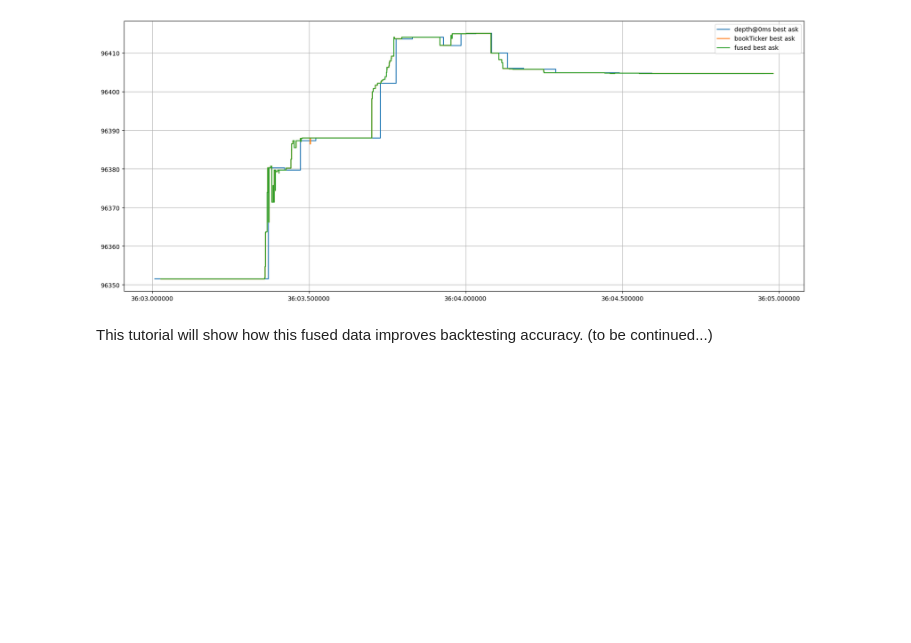
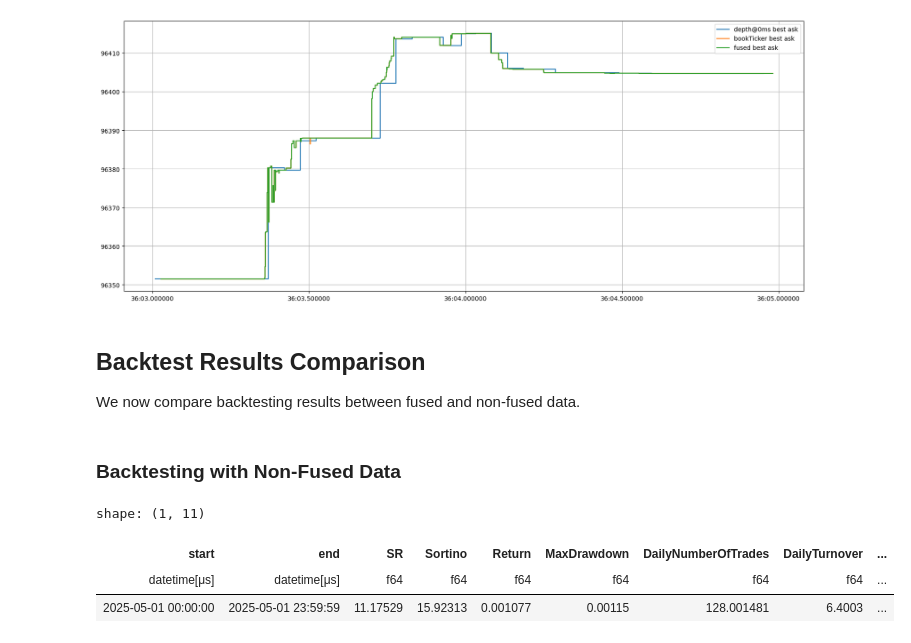
Before and after one commit to nkaz001/hftbacktest, a Jupyter notebook: examples/Fusing Depth Data.ipynb, the cells around one changed output. Drawn from its saved outputs; the diff is of its cells as text; code cells hidden in the pictures; blank space fills up the shorter version.

```diff
--- a/examples/Fusing Depth Data.ipynb
+++ b/examples/Fusing Depth Data.ipynb
@@ -454,4 +317,6 @@ plt.grid()
 # %% [output]
 [figure]
 # %% [markdown]
-This tutorial will show how this fused data improves backtesting accuracy. (to be continued...)
+## Backtest Results Comparison
+
+We now compare backtesting results between fused and non-fused data.
@@ -457,0 +472,15 @@ This tutorial will show how this fused data improves backtesting accuracy. (to b
+# %% [markdown]
+### Backtesting with Non-Fused Data
+# %%
+data = recorder.get(0)
+stats = (
+    LinearAssetRecord(data)
+        .resample('1s')
+        .stats(book_size=1_000_000)
+)
+stats.summary()
+# %% [output]
+shape: (1, 11)
+| start | end | SR | Sortino | Return | MaxDrawdown | DailyNumberOfTrades | DailyTurnover | ... |
+| datetime[μs] | datetime[μs] | f64 | f64 | f64 | f64 | f64 | f64 | ... |
+| 2025-05-01 00:00:00 | 2025-05-01 23:59:59 | 11.17529 | 15.92313 | 0.001077 | 0.00115 | 128.001481 | 6.4003 | ... |
```
Also changed, not shown: parts of 16 cells of this notebook, 1 other file.
